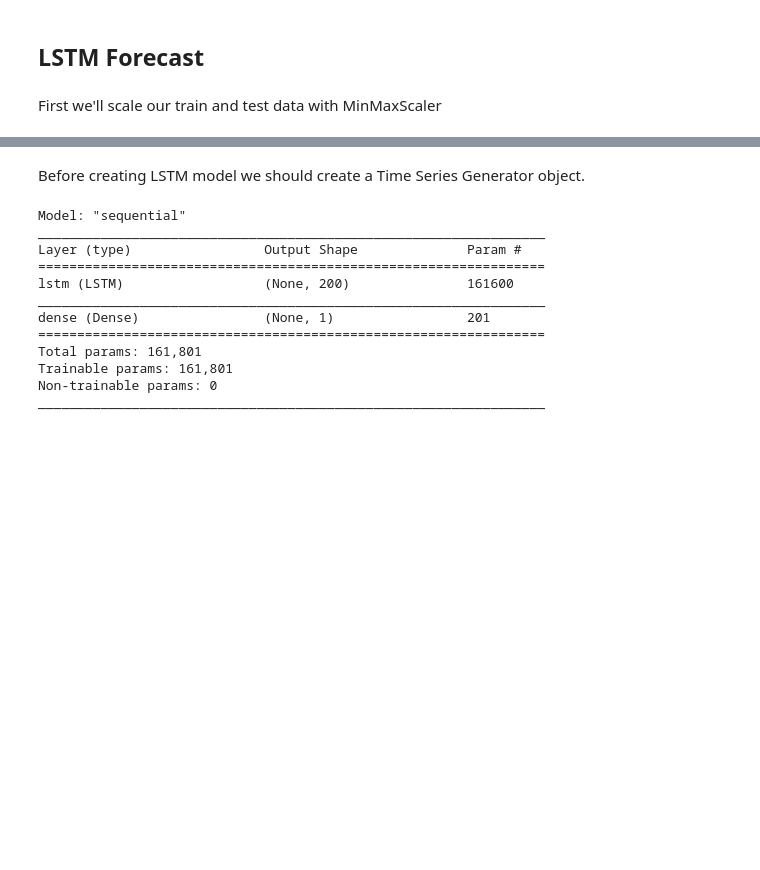
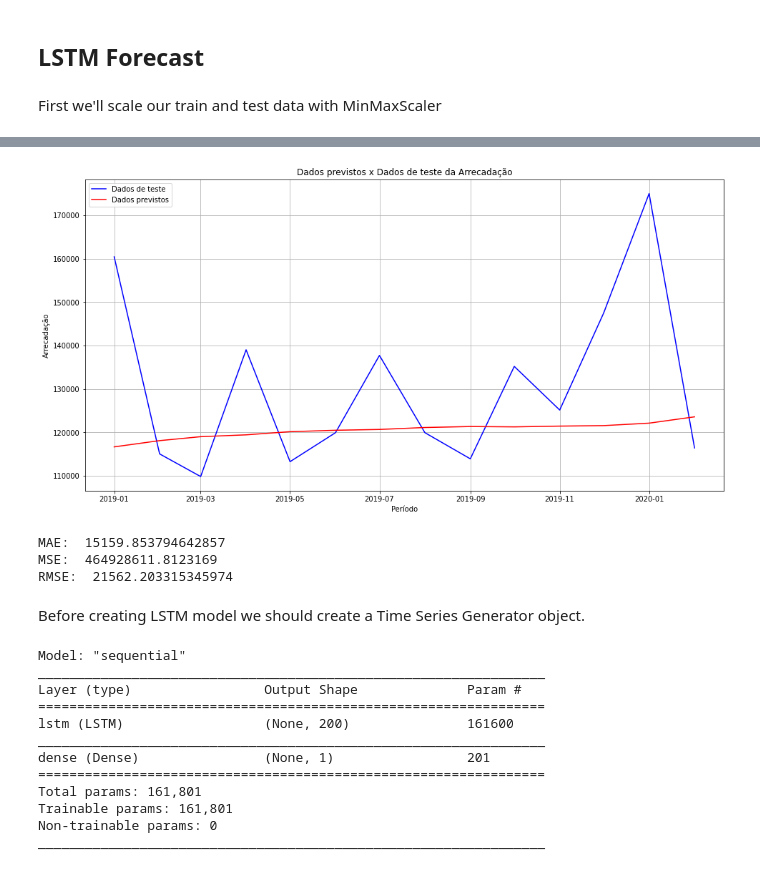
Before and after one commit to mmbs1989/TCC-PUCMINAS, a Jupyter notebook: Notebook_TCC_PUC.ipynb, the cells around one changed output, grey strips where cells are left out. Saved outputs shown, nothing was run; the diff lists cells and outputs as text; code cells hidden in the pictures; blank space fills up the shorter version.

```diff
--- a/Notebook_TCC_PUC.ipynb
+++ b/Notebook_TCC_PUC.ipynb
@@ -589,0 +682,3 @@ scaler = MinMaxScaler()
+# %%
+#Carregamentos dos dados de teste para fazer as predições
+test_lstm = dfarrec_test_lstm.iloc[:,0:1].values
@@ -590,3 +721,26 @@ scaler = MinMaxScaler()
+# %%
+#Plotagem dos dados de teste e dados previstos
+plt.figure(figsize=(16,8))
+plt.plot(dfarrec_test_lstm.index, test_lstm, color = 'blue', label = 'Dados de teste')
+plt.plot(dfarrec_test_lstm.index, predictions_lstm, color = 'red', label = 'Dados previstos')
+plt.title('Dados previstos x Dados de teste da Arrecadação')
+plt.xlabel('Período')
+plt.ylabel('Arrecadação')
+plt.legend()
+plt.grid(True)
+#plt.savefig('lstm2.pdf')
+plt.show()
+# %% [output]
+[figure, added]
+# %%
+#Cálculo do erro
+print('MAE: ', mean_absolute_error(dfarrec_test_lstm,predictions_lstm))
+print('MSE: ', mean_squared_error(dfarrec_test_lstm,predictions_lstm))
+print('RMSE: ', np.sqrt(mean_squared_error(dfarrec_test_lstm,predictions_lstm)))
+# %% [output]
+MAE:  15159.853794642857
+MSE:  464928611.8123169
+RMSE:  21562.203315345974
 # %%
 scaler.fit(train_data)
 scaled_train_data = scaler.transform(train_data)
```
Also changed, not shown: parts of 10 cells of this notebook.
